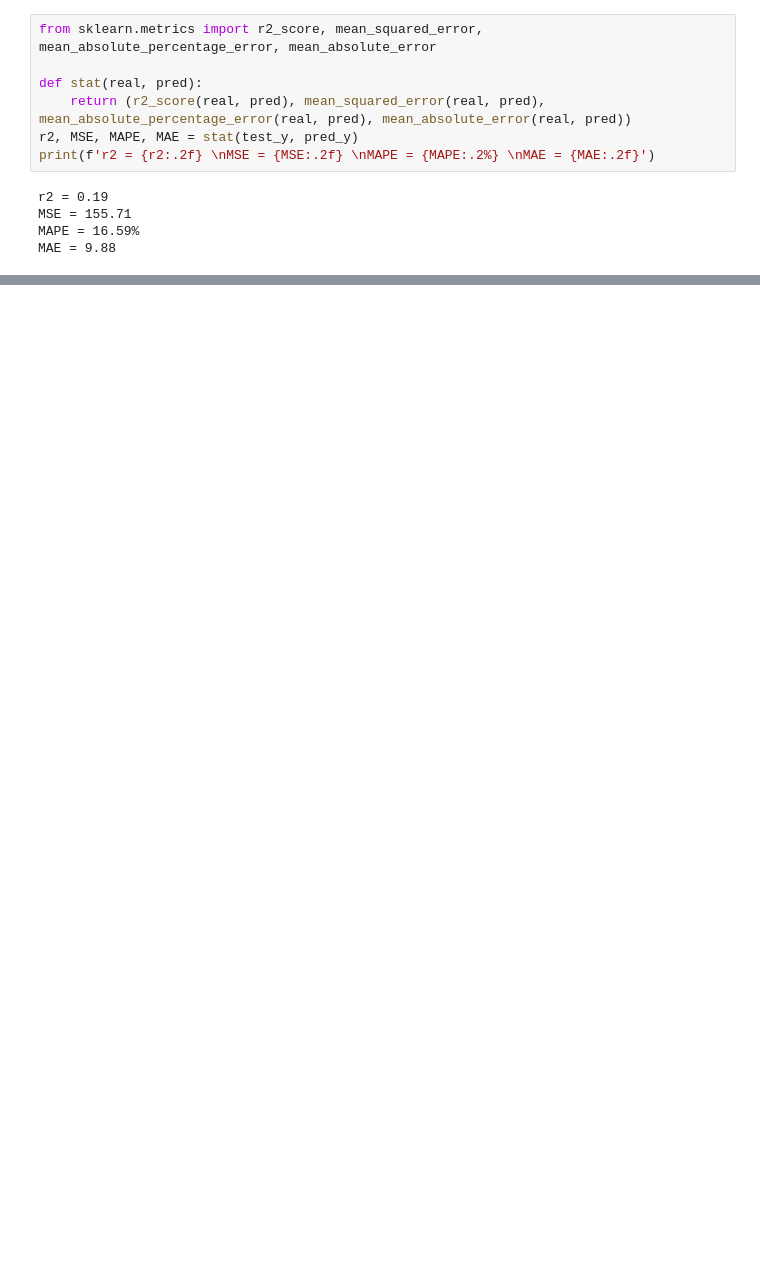
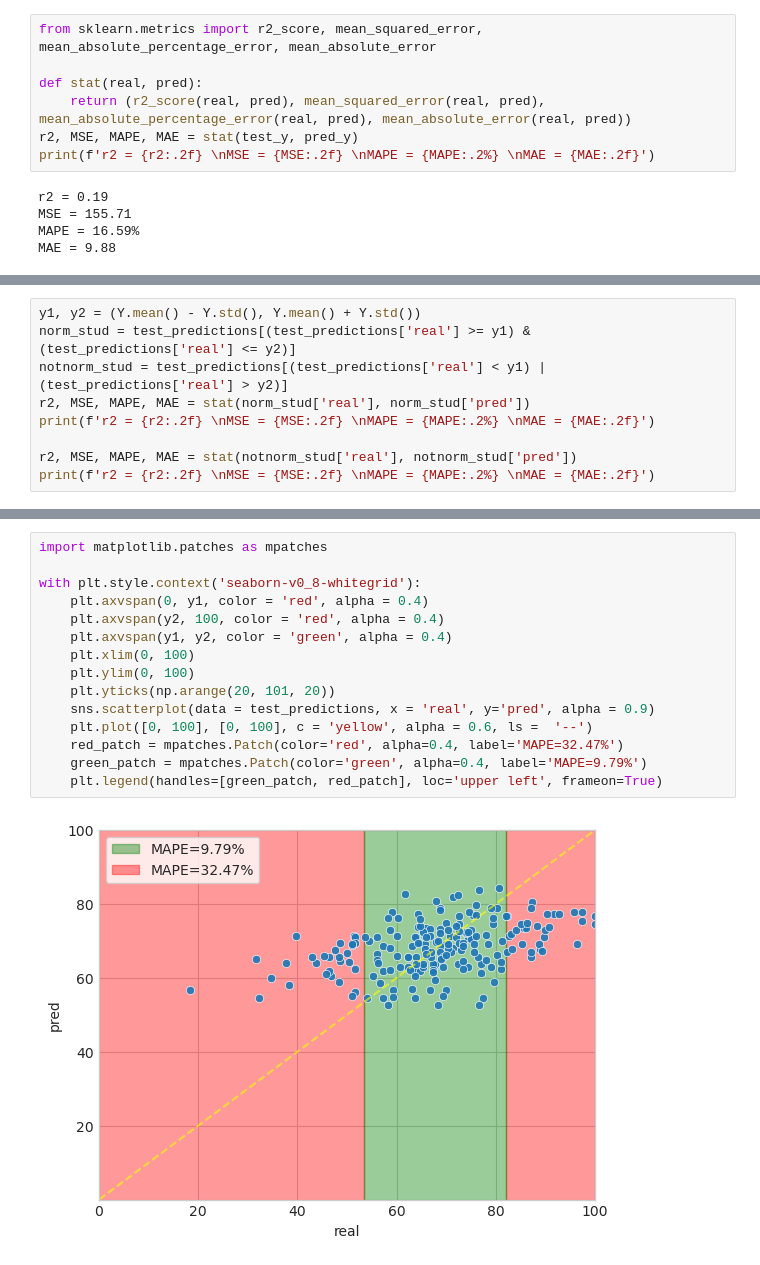
Before and after one commit to wchaw129/Projects, a Jupyter notebook: Performance Analysis/models.ipynb, the cells around one changed output, grey strips where cells are left out. Saved outputs shown, nothing was run; the diff lists cells and outputs as text; blank space fills up the shorter version.

```diff
--- a/Performance Analysis/models.ipynb
+++ b/Performance Analysis/models.ipynb
@@ -132,0 +139,9 @@ MAE = 9.88
+# %%
+y1, y2 = (Y.mean() - Y.std(), Y.mean() + Y.std())
+norm_stud = test_predictions[(test_predictions['real'] >= y1) & (test_predictions['real'] <= y2)]
+notnorm_stud = test_predictions[(test_predictions['real'] < y1) | (test_predictions['real'] > y2)]
+r2, MSE, MAPE, MAE = stat(norm_stud['real'], norm_stud['pred'])
+print(f'r2 = {r2:.2f} \nMSE = {MSE:.2f} \nMAPE = {MAPE:.2%} \nMAE = {MAE:.2f}')
+
+r2, MSE, MAPE, MAE = stat(notnorm_stud['real'], notnorm_stud['pred'])
+print(f'r2 = {r2:.2f} \nMSE = {MSE:.2f} \nMAPE = {MAPE:.2%} \nMAE = {MAE:.2f}')
@@ -132,0 +157,17 @@ MAE = 9.88
+# %%
+import matplotlib.patches as mpatches
+
+with plt.style.context('seaborn-v0_8-whitegrid'):
+    plt.axvspan(0, y1, color = 'red', alpha = 0.4)
+    plt.axvspan(y2, 100, color = 'red', alpha = 0.4)
+    plt.axvspan(y1, y2, color = 'green', alpha = 0.4)
+    plt.xlim(0, 100)
+    plt.ylim(0, 100)
+    plt.yticks(np.arange(20, 101, 20))
+    sns.scatterplot(data = test_predictions, x = 'real', y='pred', alpha = 0.9)
+    plt.plot([0, 100], [0, 100], c = 'yellow', alpha = 0.6, ls =  '--')
+    red_patch = mpatches.Patch(color='red', alpha=0.4, label='MAPE=32.47%')
+    green_patch = mpatches.Patch(color='green', alpha=0.4, label='MAPE=9.79%')
+    plt.legend(handles=[green_patch, red_patch], loc='upper left', frameon=True)
+# %% [output]
+[figure, added]
```
Also changed, not shown: parts of 4 cells of this notebook.
